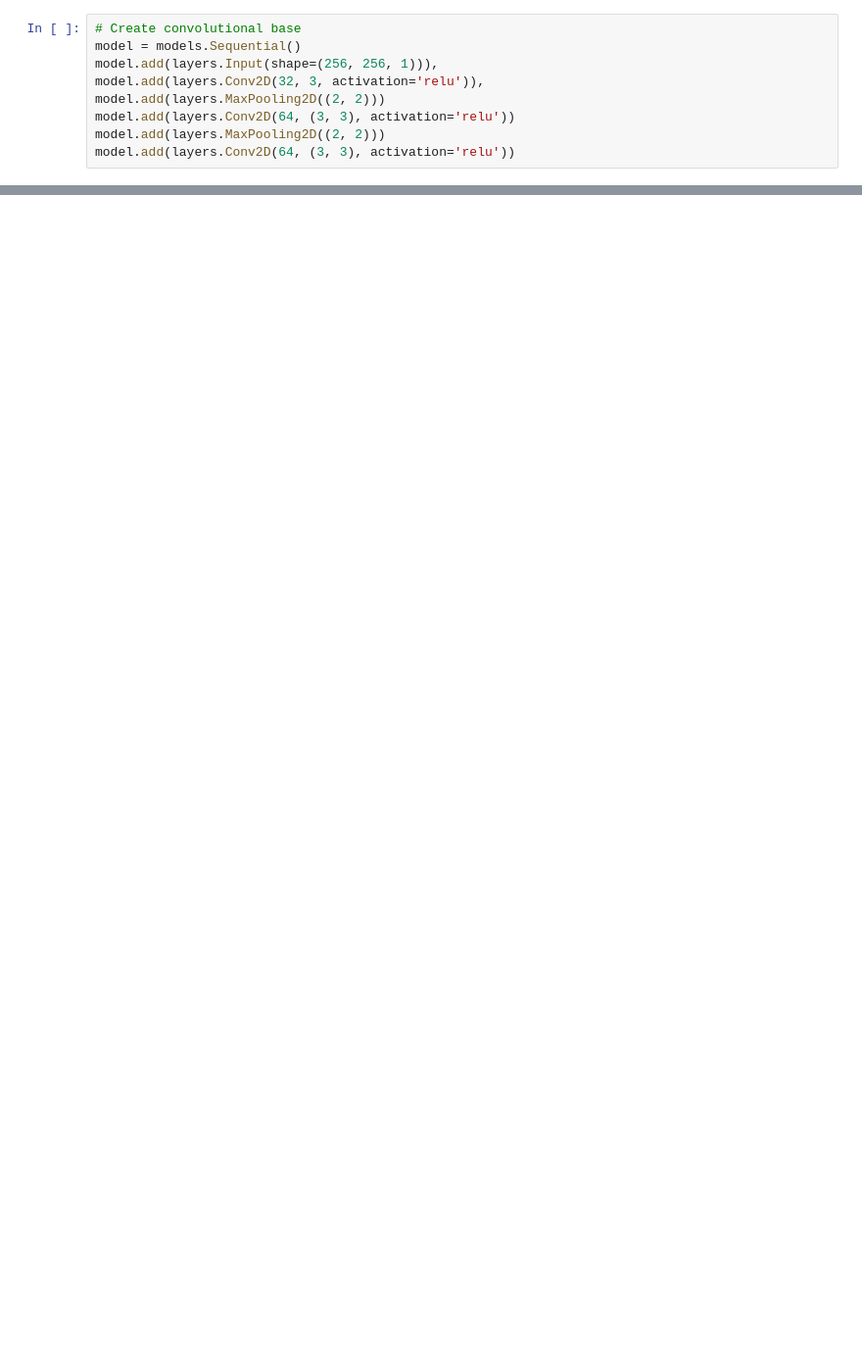
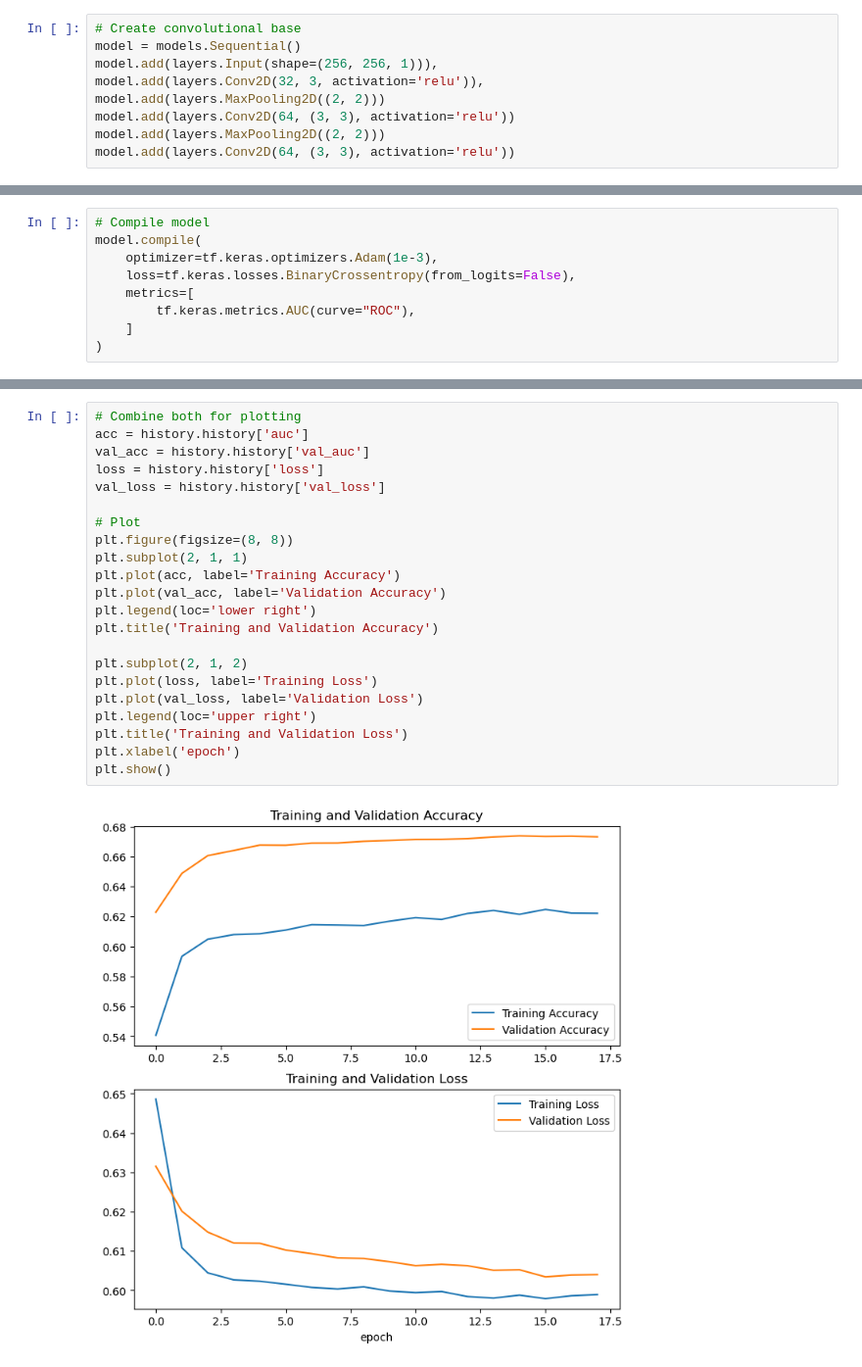
Before and after one commit to hanzeltkr/U54REC, a Jupyter notebook: image_classification/convolutional_neural_network.ipynb, the cells around one changed output, grey strips where cells are left out. Shown at 98% size. Cells and saved outputs as stored; diff of their text form; blank space fills up the shorter version.

```diff
--- a/image_classification/convolutional_neural_network.ipynb
+++ b/image_classification/convolutional_neural_network.ipynb
@@ -189,0 +220,9 @@ Model: "sequential"
+# %%
+# Compile model
+model.compile(
+    optimizer=tf.keras.optimizers.Adam(1e-3),
+    loss=tf.keras.losses.BinaryCrossentropy(from_logits=False),
+    metrics=[
+        tf.keras.metrics.AUC(curve="ROC"),
+    ]
+)
@@ -261,0 +299,24 @@ model.evaluate(test_ds)
+# %%
+# Combine both for plotting
+acc = history.history['auc']
+val_acc = history.history['val_auc']
+loss = history.history['loss']
+val_loss = history.history['val_loss']
+
+# Plot
+plt.figure(figsize=(8, 8))
+plt.subplot(2, 1, 1)
+plt.plot(acc, label='Training Accuracy')
+plt.plot(val_acc, label='Validation Accuracy')
+plt.legend(loc='lower right')
+plt.title('Training and Validation Accuracy')
+
+plt.subplot(2, 1, 2)
+plt.plot(loss, label='Training Loss')
+plt.plot(val_loss, label='Validation Loss')
+plt.legend(loc='upper right')
+plt.title('Training and Validation Loss')
+plt.xlabel('epoch')
+plt.show()
+# %% [output]
+[figure, added]
```
Also changed, not shown: parts of 28 cells of this notebook.
